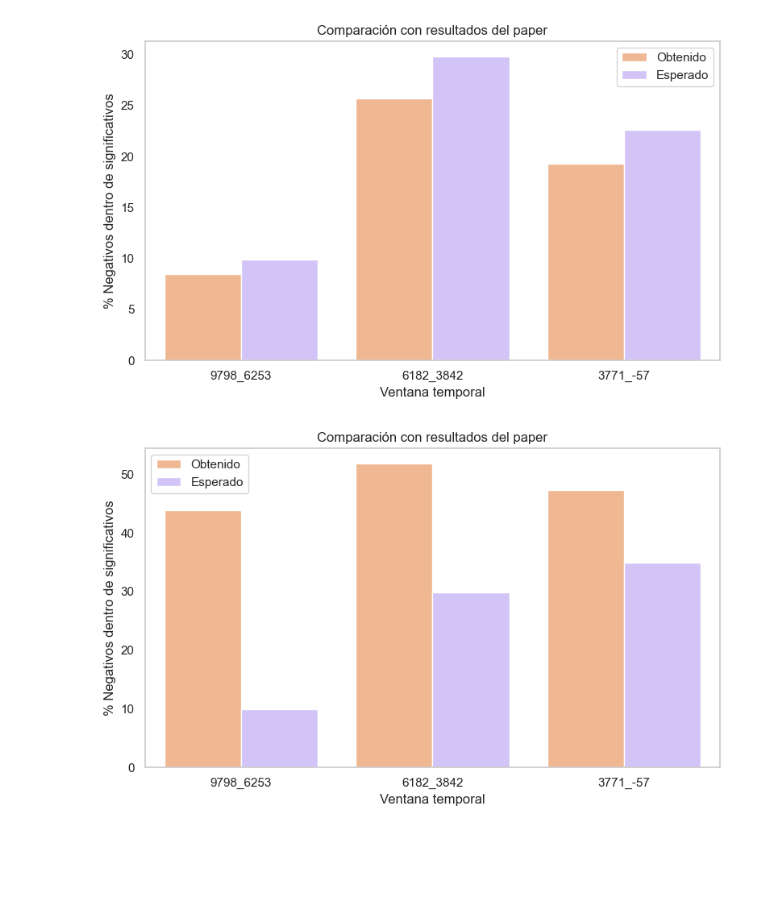
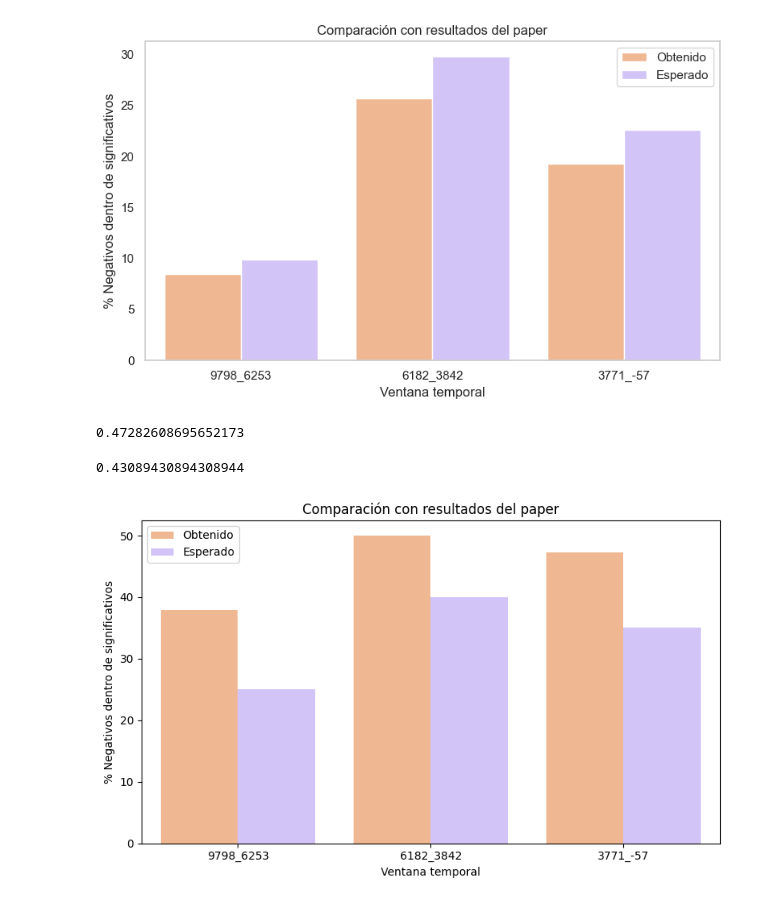
Before and after one commit to anacanoherranz/TFM, a Jupyter notebook: plots_pp.ipynb, the cells around one changed output. Cells and saved outputs as stored; diff of their text form; code cells hidden in the pictures; blank space fills up the shorter version.

```diff
--- a/plots_pp.ipynb
+++ b/plots_pp.ipynb
@@ -224,6 +224,14 @@ plt.tight_layout()
 plt.show()
 # %% [output]
 [figure]
+# %%
+87/184
+# %% [output]
+0.47282608695652173
+# %%
+159/369
+# %% [output]
+0.43089430894308944
 # %%
 import pandas as pd
 import seaborn as sns
@@ -232,14 +240,29 @@ import matplotlib.pyplot as plt
 # -------------------------
 # Datos comparación paper
 # -------------------------
-comp_data = {
+data_sin_cond = {
     "ventana": ["9798_6253", "6182_3842", "3771_-57"],
-    "Obtenido": [194/442*100, 198/382*100, 87/184*100],
-    "Esperado": [9.9, 29.8, 35],
-    #"Significativos": [442, 382, 184],
+    "Obtenido": [37.9, 50, 47.2],
+    "Esperado": [25, 40, 35],
+    #"Significativos": [240, 178, 184],
 }
 
-comp_df = pd.DataFrame(comp_data)
+data_delta = {
+    "ventana": ["9798_6253", "6182_3842", "3771_-57"],
+    "Obtenido": [43.95, 52.7, 51.56],
+    "Esperado": [25, 40, 35],
+    "Significativos": [496, 269, 320],
+}
+
+# con 300 bootstraps y con la delta boostrapeada
+data_delta = {
+    "ventana": ["9798_6253", "6182_3842", "3771_-57"],
+    "Obtenido": [43, 52.7, 51.56],
+    "Esperado": [25, 40, 35],
+    "Significativos": [369, 269, 320],
+}
+
+comp_df = pd.DataFrame(data_delta)
 
 comp_df_melt = comp_df.melt(
     id_vars="ventana",
@@ -251,31 +274,31 @@ comp_df_melt = comp_df.melt(
 # Paleta personalizada
 # -------------------------
 base_palette = sns.color_palette("pastel", 6)
 
 custom_palette = {
     "Obtenido": base_palette[1],
     "Esperado": base_palette[4],
 }
 
 # -------------------------
 # Gráfico
 # -------------------------
 plt.figure(figsize=(8, 5))
 
 sns.barplot(
     data=comp_df_melt,
     x="ventana",
     y="Porcentaje",
     hue="Tipo",
     palette=custom_palette
 )
 
 plt.grid(False)
 plt.ylabel("% Negativos dentro de significativos")
 plt.xlabel("Ventana temporal")
 plt.title("Comparación con resultados del paper")
 plt.legend(title="")
 plt.tight_layout()
 plt.show()
 # %% [output]
-[figure, old version]
+[figure, new version]
```
Also changed, not shown: 5 other files.
